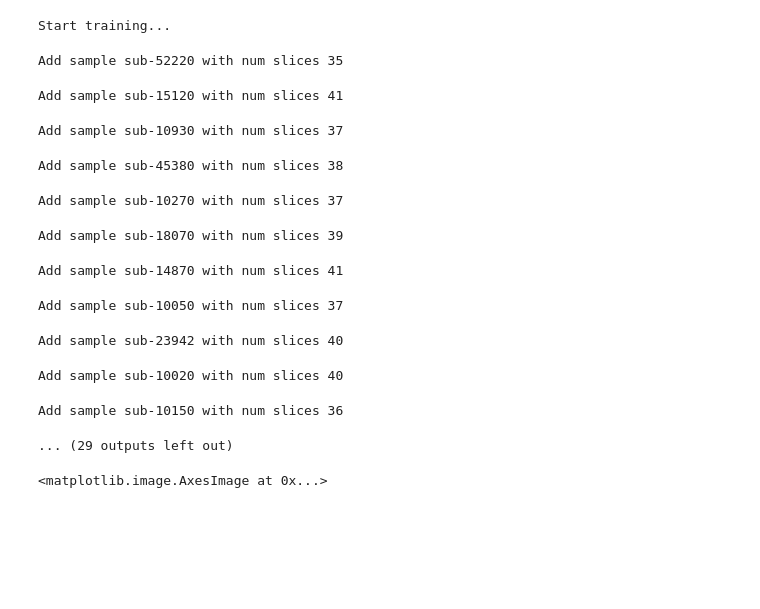
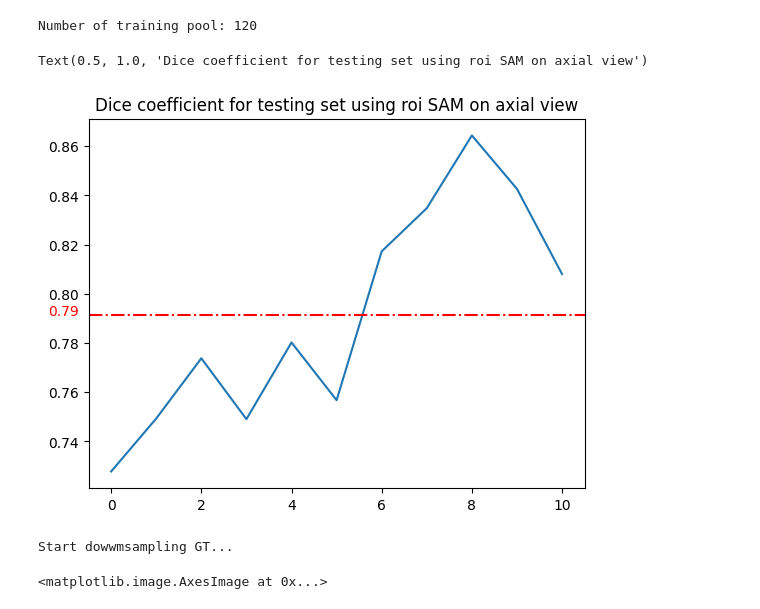
Before and after one commit to yexincheng/ALMRI, a Jupyter notebook: bbox.ipynb, the cells around one changed output. Saved outputs shown, nothing was run; the diff lists cells and outputs as text; code cells hidden in the pictures; blank space fills up the shorter version.

```diff
--- a/bbox.ipynb
+++ b/bbox.ipynb
@@ -18,9 +23,27 @@ import json
 # %%
 # SAM checkpoint
 checkpoint = './checkpoints/SAM/sam_vit_b_01ec64.pth'
+sam_model_type = 'vit_b'
 # device
 device = torch.device('cuda' if torch.cuda.is_available() else 'cpu')
-# training pool
-training_pool_path = 'datasets/RAINE_organ_51/MRI_LeftKidney/SAM_sampling/random_100_2024pool.json'
-with open(training_pool_path, 'r') as f:
-    training_pool = json.load(f)
+
+# training_pool_path = 'datasets/RAINE_organ_51/MRI_LeftKidney/SAM_sampling/random_100_2024pool.json'
+# with open(training_pool_path, 'r') as f:
+#     training_pool = json.load(f)
+# %%
+axial_view = 'MRI_LeftKidney_axial'
+sagittal_view = 'MRI_LeftKidney_sagittal'
+coronal_view = 'MRI_LeftKidney_coronal'
+
+training_axial = sorted(glob(os.path.join('/scratch/project/bollmann_lab/xincheng/segmentation/ALMRI/datasets/RAINE_organ_51', axial_view, 'train', '*.npz')))
+training_sagittal = sorted(glob(os.path.join('/scratch/project/bollmann_lab/xincheng/segmentation/ALMRI/datasets/RAINE_organ_51', sagittal_view, 'train', '*.npz')))
+training_coronal = sorted(glob(os.path.join('/scratch/project/bollmann_lab/xincheng/segmentation/ALMRI/datasets/RAINE_organ_51', coronal_view, 'train', '*.npz')))
+
+training_3views = training_axial + training_sagittal + training_coronal
+print(f'Number of training pool: {len(training_3views)}')
+
+testing_axial = sorted(glob(os.path.join('/scratch/project/bollmann_lab/xincheng/segmentation/ALMRI/datasets/RAINE_organ_51', axial_view, 'test', '*.npz')))
+testing_sagittal = sorted(glob(os.path.join('/scratch/project/bollmann_lab/xincheng/segmentation/ALMRI/datasets/RAINE_organ_51', sagittal_view, 'test', '*.npz')))
+testing_coronal = sorted(glob(os.path.join('/scratch/project/bollmann_lab/xincheng/segmentation/ALMRI/datasets/RAINE_organ_51', coronal_view, 'test', '*.npz')))
+# %% [output]
+Number of training pool: 120
@@ -27,11 +108,21 @@ with open(training_pool_path, 'r') as f:
+# %%
+mean = np.mean(dices)
+plt.plot(dices)
+plt.axhline(y=mean, color='r', linestyle='-.')
+# add mean value to the y axis
+plt.text(-1.4, mean, f'{mean:.2f}', color='r')
+plt.title('Dice coefficient for testing set using roi SAM on axial view')
+# %% [output]
+Text(0.5, 1.0, 'Dice coefficient for testing set using roi SAM on axial view')
+[figure, added]
 # %%
-# get the image embeddings
+# get the image embedding and downsample the GT
 train_embeddings = []
 train_gts = []
-print('Start training...')
+print('Start dowwmsampling GT...')
 t1 = time.time()
 i = 0
-for fname in tqdm(training_pool):
+for fname in tqdm(training_coronal):
     # read data
     name = fname.split('/')[-1].split('.')[0]
     embeddings = np.load(fname)['img_embeddings']
@@ -43,44 +134,8 @@ for fname in tqdm(training_pool):
 
         gt = cv2.resize(gt, dsize=(64, 64), interpolation=cv2.INTER_NEAREST)
         train_gts.append(gt.flatten())
-    print(f'Add sample {name} with num slices {gts.shape[0]}')
-    # break
-
-    # image = cv2.imread(os.path.join(data_path, 'images', fname))
-    # image = cv2.cvtColor(image, cv2.COLOR_BGR2RGB)
-    # mask = cv2.imread(os.path.join(data_path, 'masks', fname))
-    # mask = cv2.cvtColor(mask, cv2.COLOR_BGR2GRAY)
-    # _, mask = cv2.threshold(mask, 128, 1, cv2.THRESH_BINARY) # threshold the mask to 0 and 1
-    # downsampled_mask = cv2.resize(mask, dsize=(64, 64), interpolation=cv2.INTER_NEAREST)
-
-    # img_emb = get_embedding(image, predictor)
-    # img_emb = img_emb.cpu().numpy().transpose((2, 3, 1, 0)).reshape((64, 64, 256)).reshape(-1, 256)
-    # image_embeddings.append(img_emb)
-
-    # labels.append(downsampled_mask.flatten())
-
-# t2 = time.time()
-# print("Time used: {}m {}s".format((t2 - t1) // 60, (t2 - t1) % 60))
-# image_embeddings_cat = np.concatenate(image_embeddings)
-# labels = np.concatenate(labels)
-
-# # Create a linear regression model and fit it to the training data
-# model = LogisticRegression(max_iter=1000)
-# model.fit(image_embeddings_cat, labels)
 # %% [output]
-Start training...
+Start dowwmsampling GT...
-Add sample sub-52220 with num slices 35
-Add sample sub-15120 with num slices 41
-Add sample sub-10930 with num slices 37
-Add sample sub-45380 with num slices 38
-Add sample sub-10270 with num slices 37
-Add sample sub-18070 with num slices 39
-Add sample sub-14870 with num slices 41
-Add sample sub-10050 with num slices 37
-Add sample sub-23942 with num slices 40
-Add sample sub-10020 with num slices 40
-Add sample sub-10150 with num slices 36
-... (29 outputs left out)
 # %%
 import matplotlib.pyplot as plt
 test_downsampled_gt = cv2.resize(gts[22], dsize=(64, 64), interpolation=cv2.INTER_NEAREST)
```
Also changed, not shown: parts of 51 cells of this notebook.
